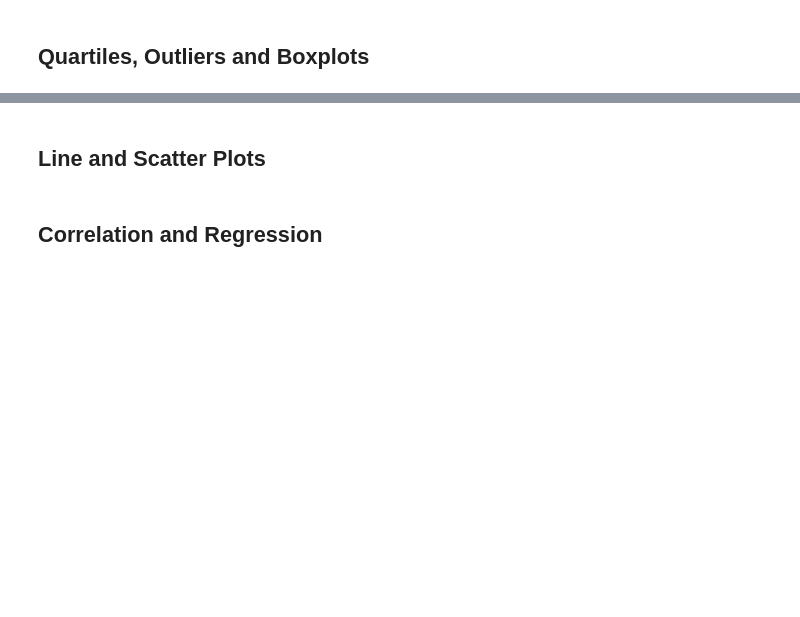
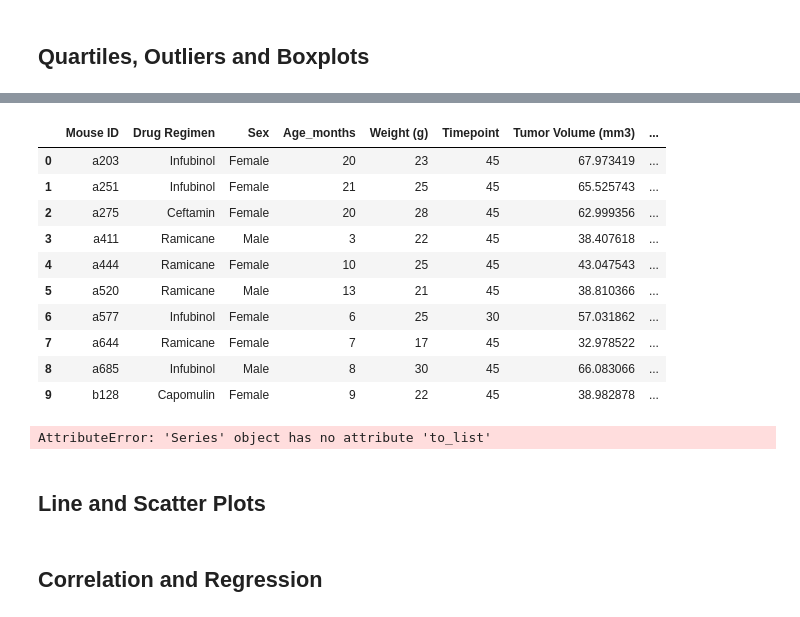
Before and after one commit to kdevanath/Plotting-Matplotlib, a Jupyter notebook: pymaceuticals_starter.ipynb, the cells around one changed output, grey strips where cells are left out. Drawn from its saved outputs; the diff is of its cells as text; code cells hidden in the pictures; blank space fills up the shorter version.

```diff
--- a/pymaceuticals_starter.ipynb
+++ b/pymaceuticals_starter.ipynb
@@ -211,10 +235,51 @@ plt.axis("equal")
+# %%
+# Calculate the final tumor volume of each mouse across four of the treatment regimens:
+# Capomulin, Ramicane, Infubinol, and Ceftamin
+tumor_animal_study_drop_cols = tumor_animal_study.drop(columns=['Age_months','Sex','Weight (g)', 'Metastatic Sites'])
+Capomulin = (tumor_animal_study_drop_cols.loc[tumor_animal_study['Drug Regimen'] == 'Capomulin'])
+#Capomulin = Capomulin.drop(columns=['Drug Regimen'])
+Capomulin_tumor_vol = Capomulin.loc[Capomulin.groupby('Mouse ID').Timepoint.idxmax()]
+
+Ramicane = tumor_animal_study.loc[tumor_animal_study['Drug Regimen'] == 'Ramicane']
+Ramicane_vol = Ramicane.loc[Ramicane.groupby('Mouse ID')['Timepoint'].idxmax()]
+Ramicane_vol
+
+Infubinol = tumor_animal_study.loc[tumor_animal_study['Drug Regimen'] == 'Infubinol']
+Infubinol_vol = Infubinol.groupby('Mouse ID').Timepoint.idxmax()
+Ceftamin = tumor_animal_study.loc[tumor_animal_study['Drug Regimen'] == 'Ceftamin']
+Ceftamin_vol = Ceftamin.groupby('Mouse ID').Timepoint.idxmax()
+
+#could do the above way and join into a dataframe instead I decided to setit up this way
+tumorvol = tumor_animal_study.loc[tumor_animal_study.groupby(['Mouse ID', 'Drug Regimen'])['Timepoint'].idxmax()]
+tumorvol = tumorvol.loc[tumorvol['Drug Regimen'].isin(['Capomulin','Ramicane','Infubinol','Ceftamin'])]
+tumorvol = tumorvol.reset_index(drop=True)
+tumorvol.head(10)
+
+# Start by getting the last (greatest) timepoint for each mouse
+
+
+# Merge this group df with the original dataframe to get the tumor volume at the last timepoint
+# %% [output]
+|  | Mouse ID | Drug Regimen | Sex | Age_months | Weight (g) | Timepoint | Tumor Volume (mm3) | ... |
+| 0 | a203 | Infubinol | Female | 20 | 23 | 45 | 67.973419 | ... |
+| 1 | a251 | Infubinol | Female | 21 | 25 | 45 | 65.525743 | ... |
+| 2 | a275 | Ceftamin | Female | 20 | 28 | 45 | 62.999356 | ... |
+| 3 | a411 | Ramicane | Male | 3 | 22 | 45 | 38.407618 | ... |
+| 4 | a444 | Ramicane | Female | 10 | 25 | 45 | 43.047543 | ... |
+| 5 | a520 | Ramicane | Male | 13 | 21 | 45 | 38.810366 | ... |
+| 6 | a577 | Infubinol | Female | 6 | 25 | 30 | 57.031862 | ... |
+| 7 | a644 | Ramicane | Female | 7 | 17 | 45 | 32.978522 | ... |
+| 8 | a685 | Infubinol | Male | 8 | 30 | 45 | 66.083066 | ... |
+| 9 | b128 | Capomulin | Female | 9 | 22 | 45 | 38.982878 | ... |
 # %%
 # Put treatments into a list for for loop (and later for plot labels)
-
-
+treatments = tumorvol['Drug Regimen'].unique()
+treatments
 # Create empty list to fill with tumor vol data (for plotting)
-
-
+tumor_vol_data_list = []
+tumor_vol_data_list = tumorvol['Tumor Volume (mm3)'].to_list()
+tumor_vol_data_list
+type(tumor_vol_data_list)
 # Calculate the IQR and quantitatively determine if there are any potential outliers.
 
 
@@ -225,6 +290,8 @@ plt.axis("equal")
 
 
     # Determine outliers using upper and lower bounds
+# %% [output]
+AttributeError: 'Series' object has no attribute 'to_list'
 # %%
 # Generate a box plot of the final tumor volume of each mouse across four regimens of interest
 # %% [markdown]
```
Also changed, not shown: parts of 9 cells of this notebook, 1 other file.
